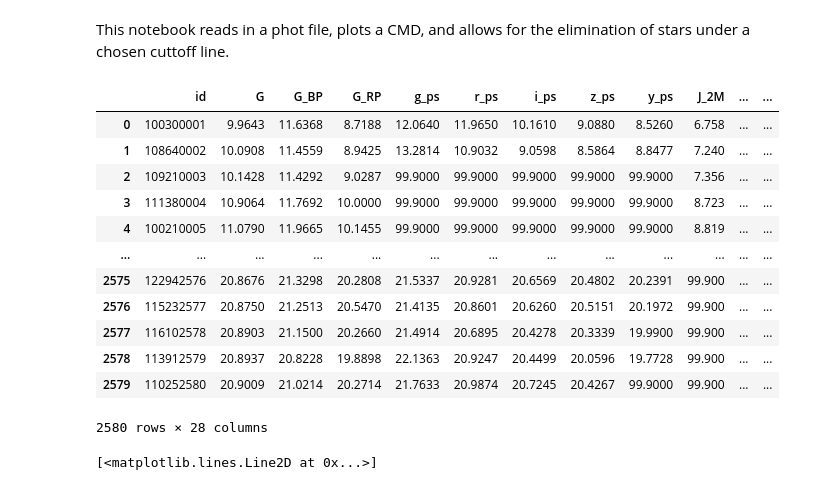
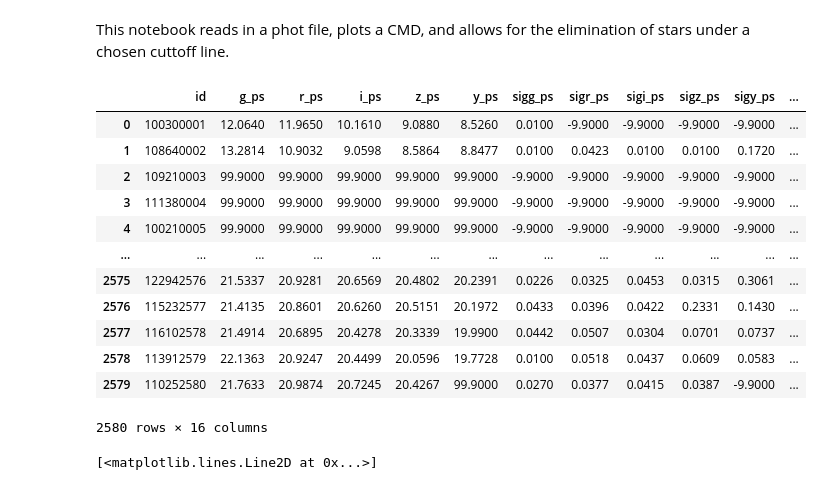
Before and after one commit to Clairezy/BASE9_utils, a Jupyter notebook: getGaiaData/FieldStarsBeGone.ipynb, the cells around one changed output. Cells and saved outputs as stored; diff of their text form; code cells hidden in the pictures.

```diff
--- a/getGaiaData/FieldStarsBeGone.ipynb
+++ b/getGaiaData/FieldStarsBeGone.ipynb
@@ -15,23 +15,23 @@ from astropy.table import Table
 from getGaiaData import GaiaClusterMembers
 # %%
 #read in phot file
-photData = pd.read_csv('NGC6819.phot',delim_whitespace=True)
+photData = pd.read_csv(r'C:\Users\Claire\Documents\Code\BASE9_utils\plotting\runs\NGC6819_run10_PSonly_mass1_step10x\NGC6819.phot',delim_whitespace=True)
 df = pd.DataFrame(photData)
 display(df)
 # %% [output]
-|  | id | G | G_BP | G_RP | g_ps | r_ps | i_ps | z_ps | y_ps | J_2M | ... | ... |
-| 0 | 100300001 | 9.9643 | 11.6368 | 8.7188 | 12.0640 | 11.9650 | 10.1610 | 9.0880 | 8.5260 | 6.758 | ... | ... |
-| 1 | 108640002 | 10.0908 | 11.4559 | 8.9425 | 13.2814 | 10.9032 | 9.0598 | 8.5864 | 8.8477 | 7.240 | ... | ... |
-| 2 | 109210003 | 10.1428 | 11.4292 | 9.0287 | 99.9000 | 99.9000 | 99.9000 | 99.9000 | 99.9000 | 7.356 | ... | ... |
-| 3 | 111380004 | 10.9064 | 11.7692 | 10.0000 | 99.9000 | 99.9000 | 99.9000 | 99.9000 | 99.9000 | 8.723 | ... | ... |
-| 4 | 100210005 | 11.0790 | 11.9665 | 10.1455 | 99.9000 | 99.9000 | 99.9000 | 99.9000 | 99.9000 | 8.819 | ... | ... |
+|  | id | g_ps | r_ps | i_ps | z_ps | y_ps | sigg_ps | sigr_ps | sigi_ps | sigz_ps | sigy_ps | ... |
+| 0 | 100300001 | 12.0640 | 11.9650 | 10.1610 | 9.0880 | 8.5260 | 0.0100 | -9.9000 | -9.9000 | -9.9000 | -9.9000 | ... |
+| 1 | 108640002 | 13.2814 | 10.9032 | 9.0598 | 8.5864 | 8.8477 | 0.0100 | 0.0423 | 0.0100 | 0.0100 | 0.1720 | ... |
+| 2 | 109210003 | 99.9000 | 99.9000 | 99.9000 | 99.9000 | 99.9000 | -9.9000 | -9.9000 | -9.9000 | -9.9000 | -9.9000 | ... |
+| 3 | 111380004 | 99.9000 | 99.9000 | 99.9000 | 99.9000 | 99.9000 | -9.9000 | -9.9000 | -9.9000 | -9.9000 | -9.9000 | ... |
+| 4 | 100210005 | 99.9000 | 99.9000 | 99.9000 | 99.9000 | 99.9000 | -9.9000 | -9.9000 | -9.9000 | -9.9000 | -9.9000 | ... |
 | ... | ... | ... | ... | ... | ... | ... | ... | ... | ... | ... | ... | ... |
-| 2575 | 122942576 | 20.8676 | 21.3298 | 20.2808 | 21.5337 | 20.9281 | 20.6569 | 20.4802 | 20.2391 | 99.900 | ... | ... |
-| 2576 | 115232577 | 20.8750 | 21.2513 | 20.5470 | 21.4135 | 20.8601 | 20.6260 | 20.5151 | 20.1972 | 99.900 | ... | ... |
-| 2577 | 116102578 | 20.8903 | 21.1500 | 20.2660 | 21.4914 | 20.6895 | 20.4278 | 20.3339 | 19.9900 | 99.900 | ... | ... |
-| 2578 | 113912579 | 20.8937 | 20.8228 | 19.8898 | 22.1363 | 20.9247 | 20.4499 | 20.0596 | 19.7728 | 99.900 | ... | ... |
-| 2579 | 110252580 | 20.9009 | 21.0214 | 20.2714 | 21.7633 | 20.9874 | 20.7245 | 20.4267 | 99.9000 | 99.900 | ... | ... |
+| 2575 | 122942576 | 21.5337 | 20.9281 | 20.6569 | 20.4802 | 20.2391 | 0.0226 | 0.0325 | 0.0453 | 0.0315 | 0.3061 | ... |
+| 2576 | 115232577 | 21.4135 | 20.8601 | 20.6260 | 20.5151 | 20.1972 | 0.0433 | 0.0396 | 0.0422 | 0.2331 | 0.1430 | ... |
+| 2577 | 116102578 | 21.4914 | 20.6895 | 20.4278 | 20.3339 | 19.9900 | 0.0442 | 0.0507 | 0.0304 | 0.0701 | 0.0737 | ... |
+| 2578 | 113912579 | 22.1363 | 20.9247 | 20.4499 | 20.0596 | 19.7728 | 0.0100 | 0.0518 | 0.0437 | 0.0609 | 0.0583 | ... |
+| 2579 | 110252580 | 21.7633 | 20.9874 | 20.7245 | 20.4267 | 99.9000 | 0.0270 | 0.0377 | 0.0415 | 0.0387 | -9.9000 | ... |
-2580 rows × 28 columns
+2580 rows × 16 columns
 # %%
 # plot CMD
 f, ax = plt.subplots(figsize=(16,20))
```
Also changed, not shown: parts of 2 cells of this notebook, 13 other files.
